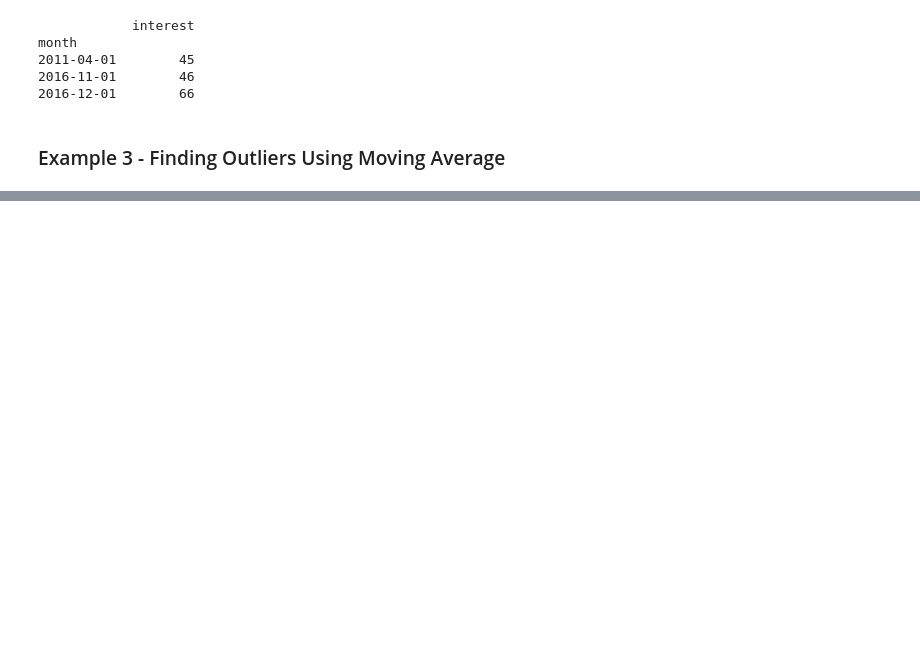
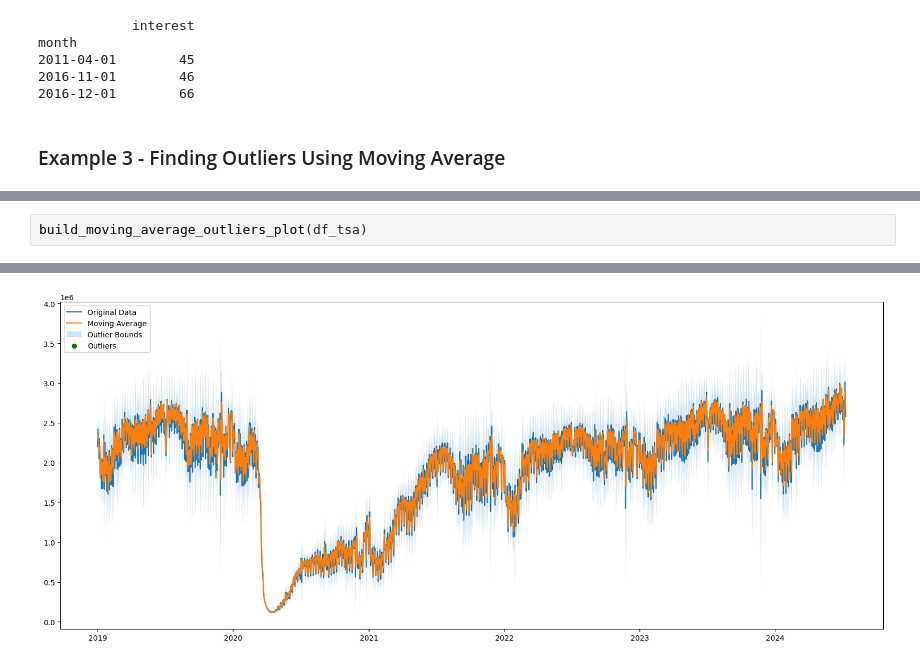
Before and after one commit to aseemanand/pycatcher, a Jupyter notebook: notebooks/Example Notebook.ipynb, the cells around one changed output, grey strips where cells are left out. Drawn from its saved outputs; the diff is of its cells as text; blank space fills up the shorter version.

```diff
--- a/notebooks/Example Notebook.ipynb
+++ b/notebooks/Example Notebook.ipynb
@@ -300,3 +307,6 @@ ADF - The series is not Stationary
 
 
 KPSS - The series is not Stationary
+# %%
+build_moving_average_outliers_plot(df_tsa)
+# %% [output]
@@ -302,0 +319 @@ KPSS - The series is not Stationary
+[figure, added]
```
Also changed, not shown: parts of 14 cells of this notebook, 5 other files.
